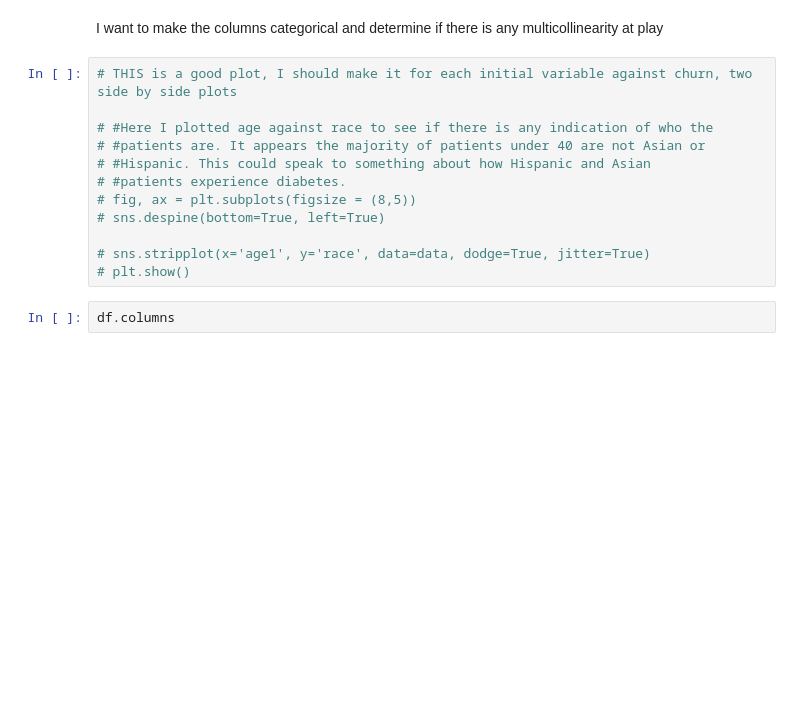
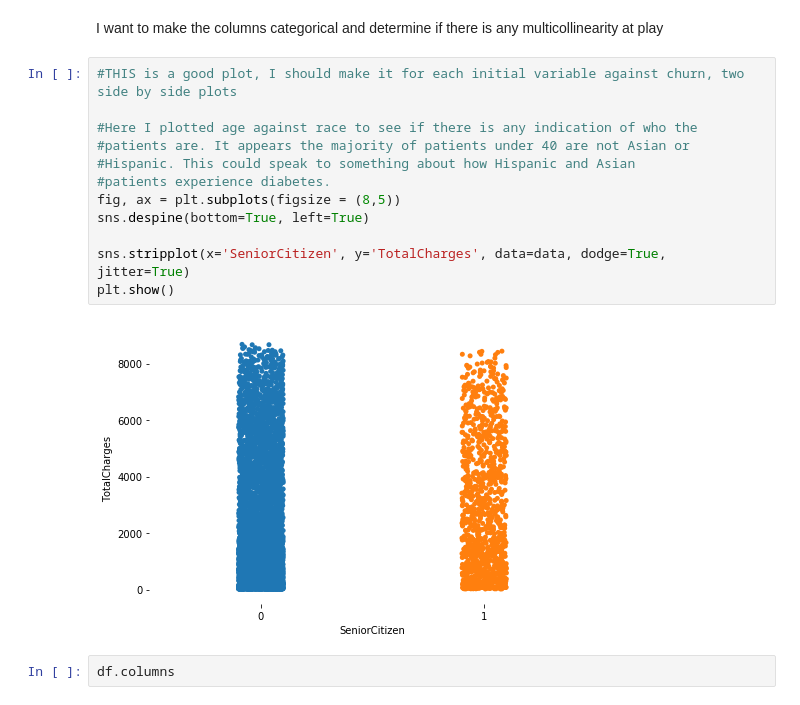
Before and after one commit to zachzazueta/telecom_churn_project, a Jupyter notebook: Notebook 1 - Cleaning and EDA.ipynb, the cells around one changed output. Drawn from its saved outputs; the diff is of its cells as text; blank space fills up the shorter version.

```diff
--- a/Notebook 1 - Cleaning and EDA.ipynb
+++ b/Notebook 1 - Cleaning and EDA.ipynb
@@ -179,17 +182,19 @@ There is a clear split between groups who pay a minimum amount and remain with t
 # %% [markdown]
 I want to make the columns categorical and determine if there is any multicollinearity at play
 # %%
-# THIS is a good plot, I should make it for each initial variable against churn, two side by side plots
+#THIS is a good plot, I should make it for each initial variable against churn, two side by side plots
 
-# #Here I plotted age against race to see if there is any indication of who the
-# #patients are. It appears the majority of patients under 40 are not Asian or
-# #Hispanic. This could speak to something about how Hispanic and Asian
-# #patients experience diabetes.
-# fig, ax = plt.subplots(figsize = (8,5))
-# sns.despine(bottom=True, left=True)
+#Here I plotted age against race to see if there is any indication of who the
+#patients are. It appears the majority of patients under 40 are not Asian or
+#Hispanic. This could speak to something about how Hispanic and Asian
+#patients experience diabetes.
+fig, ax = plt.subplots(figsize = (8,5))
+sns.despine(bottom=True, left=True)
 
-# sns.stripplot(x='age1', y='race', data=data, dodge=True, jitter=True)
-# plt.show()
+sns.stripplot(x='SeniorCitizen', y='TotalCharges', data=data, dodge=True, jitter=True)
+plt.show()
+# %% [output]
+[figure, added]
 # %%
 df.columns
 # %% [output]
```
Also changed, not shown: parts of 21 cells of this notebook.
